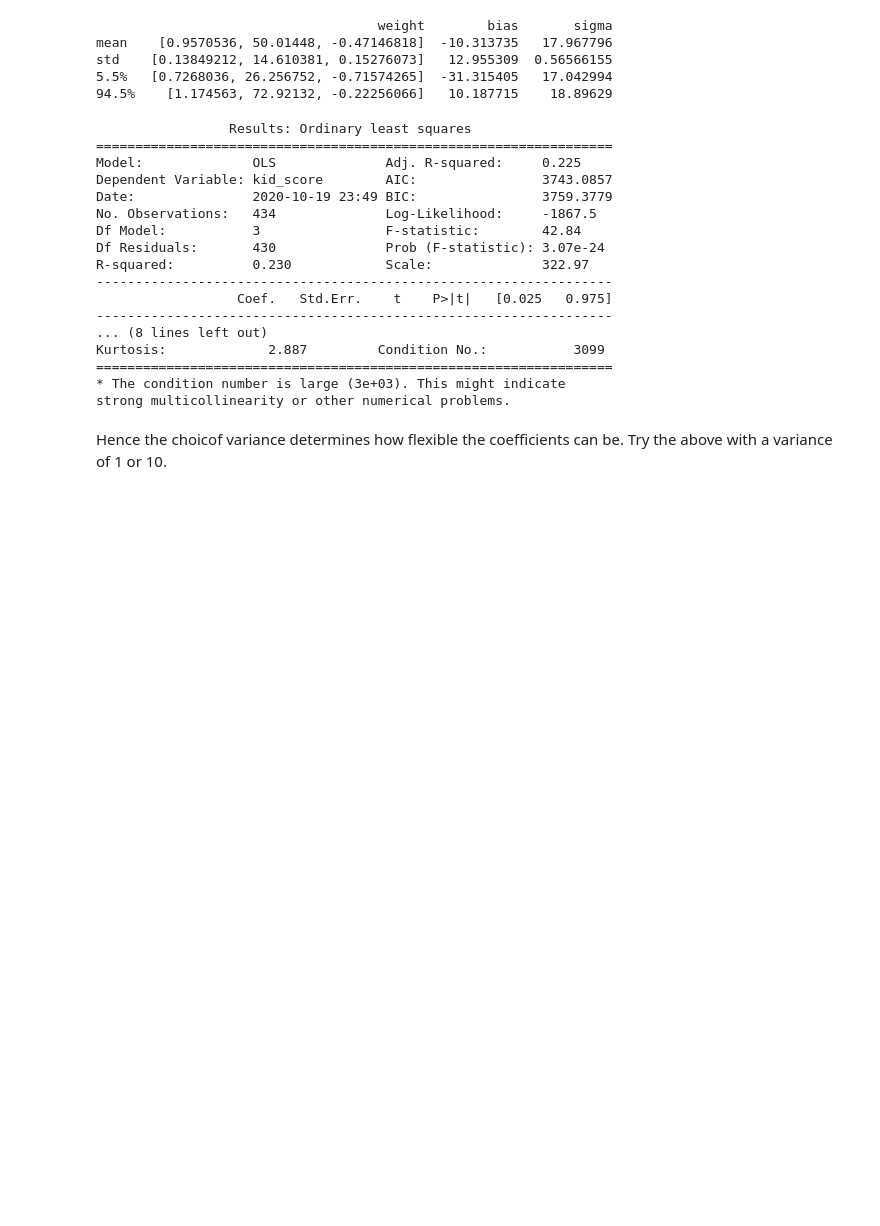
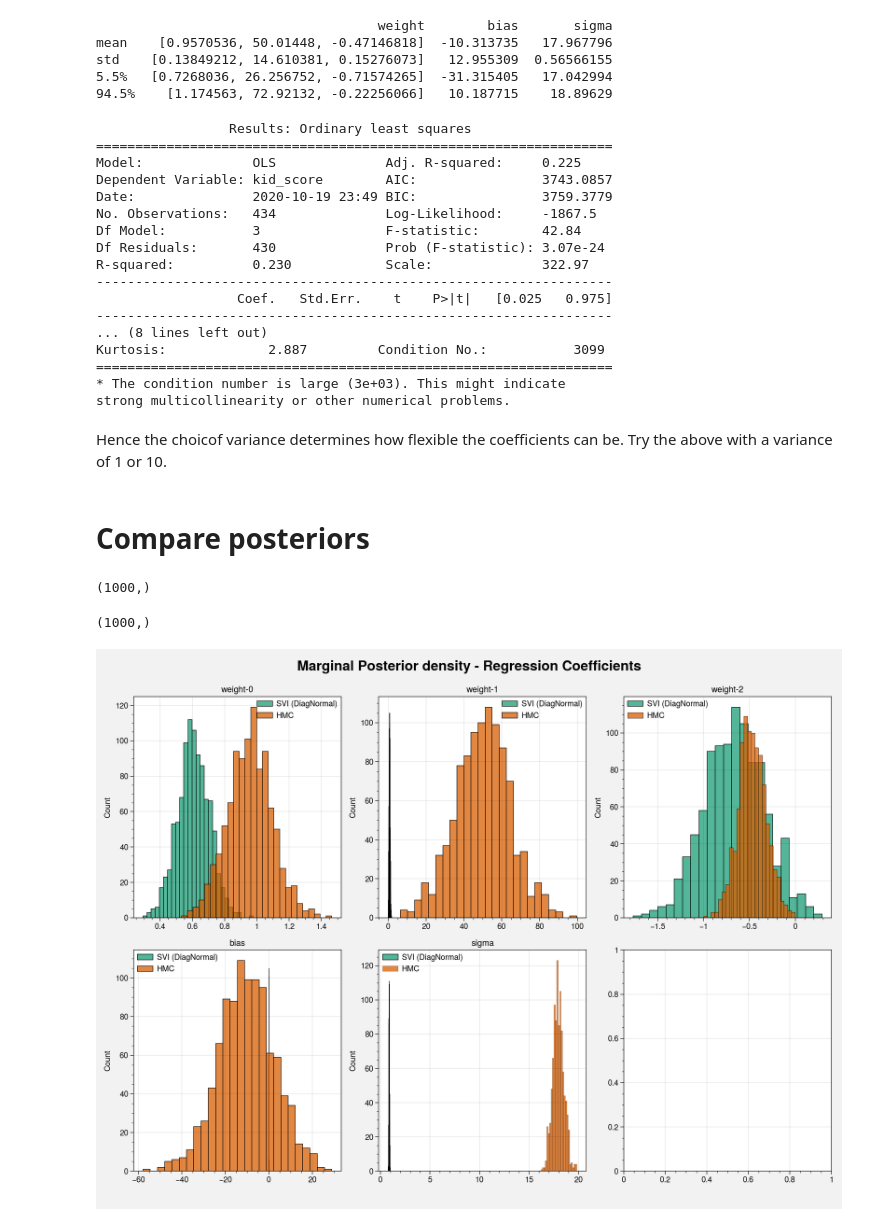
Before and after one commit to saketkc/pyro-notebooks, a Jupyter notebook: notebooks/01_BayesianRegression.ipynb, the cells around one changed output. Saved outputs shown, nothing was run; the diff lists cells and outputs as text; code cells hidden in the pictures; blank space fills up the shorter version.

```diff
--- a/notebooks/01_BayesianRegression.ipynb
+++ b/notebooks/01_BayesianRegression.ipynb
@@ -452,8 +449,7 @@ y = tensor(kidiq_df[y_col].values, dtype=torch.float)
 X = tensor(kidiq_df[x_cols].values, dtype=torch.float)
 pyro.clear_param_store()
 
-mcmc.run(X,
-         y    )
+mcmc.run(X, y)
 p_summary = summary(mcmc.get_samples(), 0.945).loc[:, ["weight", "bias", "sigma"]]
 print(p_summary)
 # %% [output]
@@ -469,8 +465,7 @@ y = tensor(kidiq_df[y_col].values, dtype=torch.float)
 X = tensor(kidiq_df[x_cols].values, dtype=torch.float)
 pyro.clear_param_store()
 
-mcmc.run(X,
-         y    )
+mcmc.run(X, y)
 p_summary = summary(mcmc.get_samples(), 0.945).loc[:, ["weight", "bias", "sigma"]]
 print(p_summary)
 # %% [output]
@@ -500,8 +495,7 @@ nuts_kernel = NUTS(BayOLS)
 mcmc = MCMC(nuts_kernel, num_samples=1000, warmup_steps=200)
 pyro.clear_param_store()
 
-mcmc.run(X,
-         y    )
+mcmc.run(X, y)
 p_summary = summary(mcmc.get_samples(), 0.945).loc[:, ["weight", "bias", "sigma"]]
 print(p_summary)
 # %% [output]
@@ -533,3 +527,46 @@ strong multicollinearity or other numerical problems.
 # %% [markdown]
 Hence the choicof variance determines how flexible the coefficients can be. Try the above with a variance
 of 1 or 10.
+# %% [markdown]
+# Compare posteriors
+# %%
+hmc_samples = {k: v.detach().cpu().numpy() for k, v in mcmc.get_samples().items()}
+svi_samples = {k: v.detach().cpu().numpy() for k, v in pred.get_samples().items()}
+# %%
+svi_samples["bias"].shape
+# %% [output]
+(1000,)
+# %%
+hmc_samples["bias"].shape
+# %% [output]
+(1000,)
+# %%
+sites = ["weight-0", "weight-1", "weight-2", "bias", "sigma"]
+
+fig, axs = plt.subplots(nrows=2, ncols=3, figsize=(12, 9))
+fig.suptitle("Marginal Posterior density - Regression Coefficients", fontsize=16)
+for i, ax in enumerate(axs.reshape(-1)):
+    if i>=5:
+        continue
+    site = sites[i]
+    if "weight" in site:
+        site, coef_index = site.split("-")
+        coef_index = int(coef_index)
+        data = list(svi_samples[site][:, coef_index])
+        sns.histplot(data, ax=ax, label="SVI (DiagNormal)", color="#1b9e77")
+        data = list(hmc_samples[site][:, coef_index])
+        sns.histplot(data, ax=ax, label="HMC", color="#d95f02")
+    else:
+        data = list(svi_samples[site])
+        sns.histplot(data, ax=ax, label="SVI (DiagNormal)", color="#1b9e77")
+        data = list(hmc_samples[site])
+        sns.histplot(data, ax=ax, label="HMC", color="#d95f02")
+    ax.set_title(sites[i])
+    ax.legend(frameon=False)
+#fig.legend()
+fig.tight_layout(rect=[0, 0.03, 1, 0.95])
+
+#handles, labels = ax.get_legend_handles_labels()
+#fig.legend(handles, labels, loc="upper right")
+# %% [output]
+[figure, added]
```
Also changed, not shown: parts of 4 cells of this notebook.
